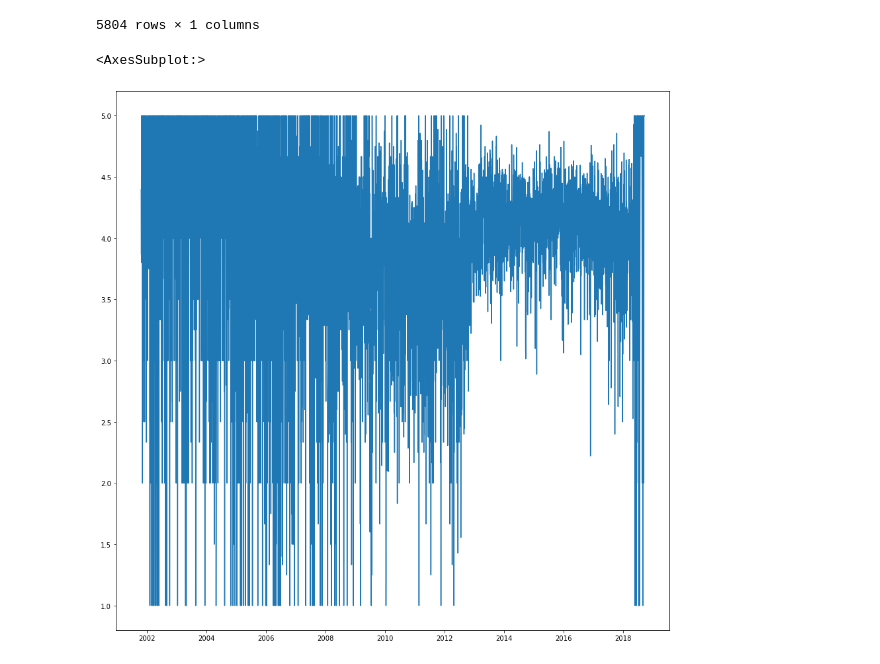
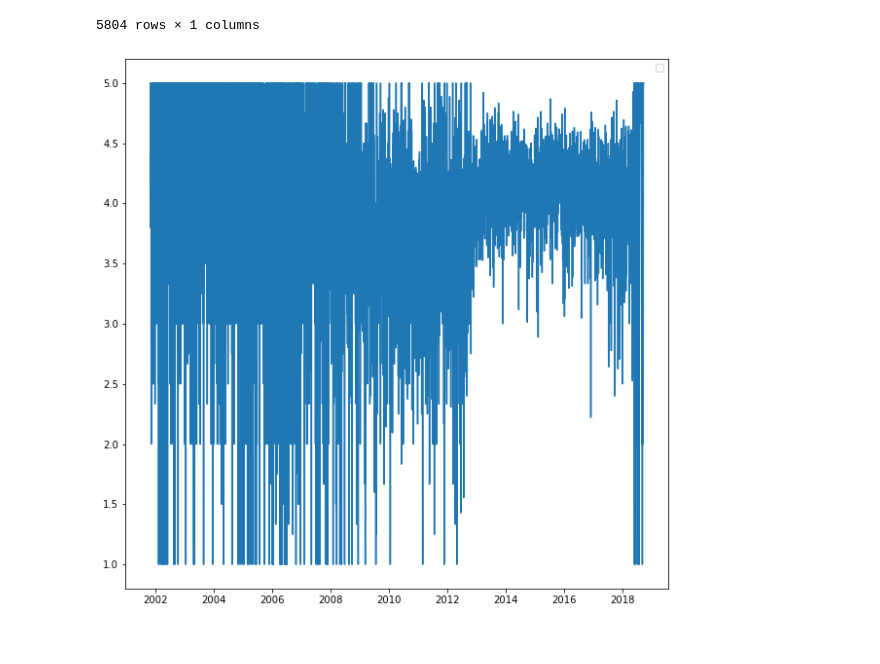
Before and after one commit to medvidov/dsci510final, a Jupyter notebook: HW4/HW 4 Proof of Concept.ipynb, the cells around one changed output. Saved outputs shown, nothing was run; the diff lists cells and outputs as text; code cells hidden in the pictures.

```diff
--- a/HW4/HW 4 Proof of Concept.ipynb
+++ b/HW4/HW 4 Proof of Concept.ipynb
@@ -355,8 +359,8 @@ all_average_ratings['../data/ratings/Magazine_Subscriptions.csv']
 | 2018-09-18 | 5.000000 |
 5804 rows × 1 columns
 # %%
-plt.figure(figsize=(15, 15))
-all_average_ratings['../data/ratings/Magazine_Subscriptions.csv']['Average Rating'].plot()
+plt.figure(figsize=(10, 10))
+plt.plot(all_average_ratings['../data/ratings/Magazine_Subscriptions.csv']['Average Rating'])
+plt.show()
 # %% [output]
-<AxesSubplot:>
-[figure, old version]
+[figure, new version]
```
Also changed, not shown: parts of 2 cells of this notebook, 1 other file.
